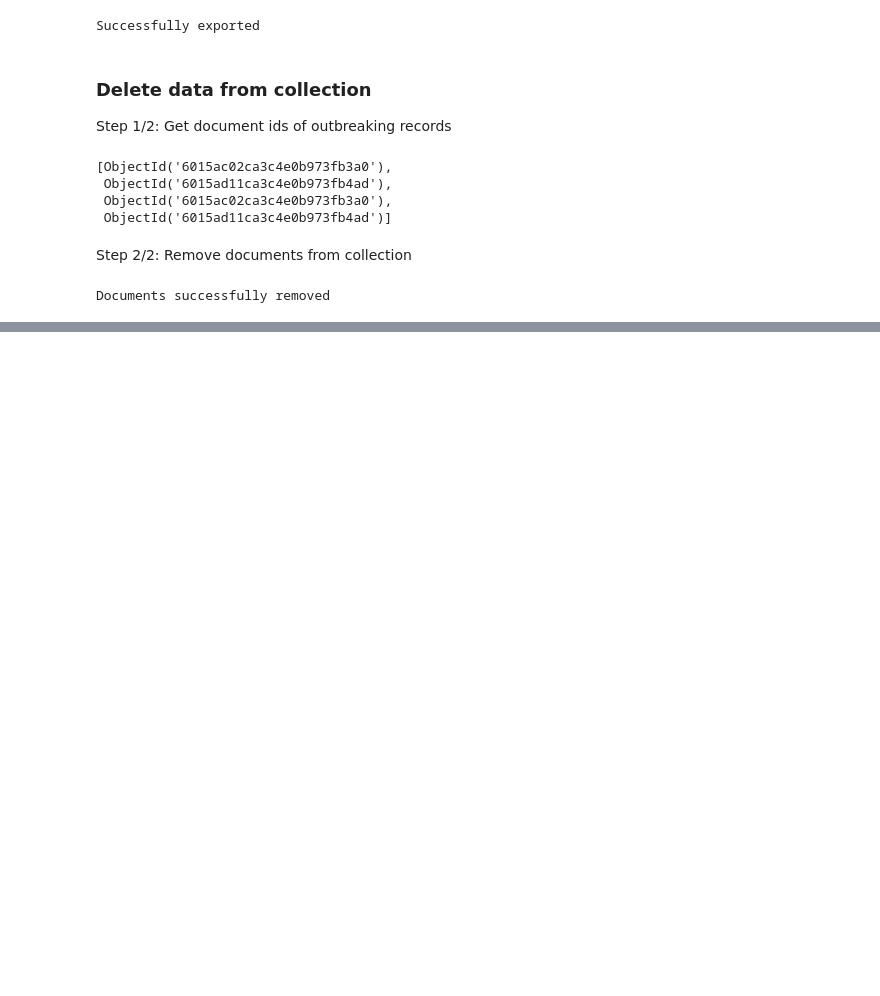
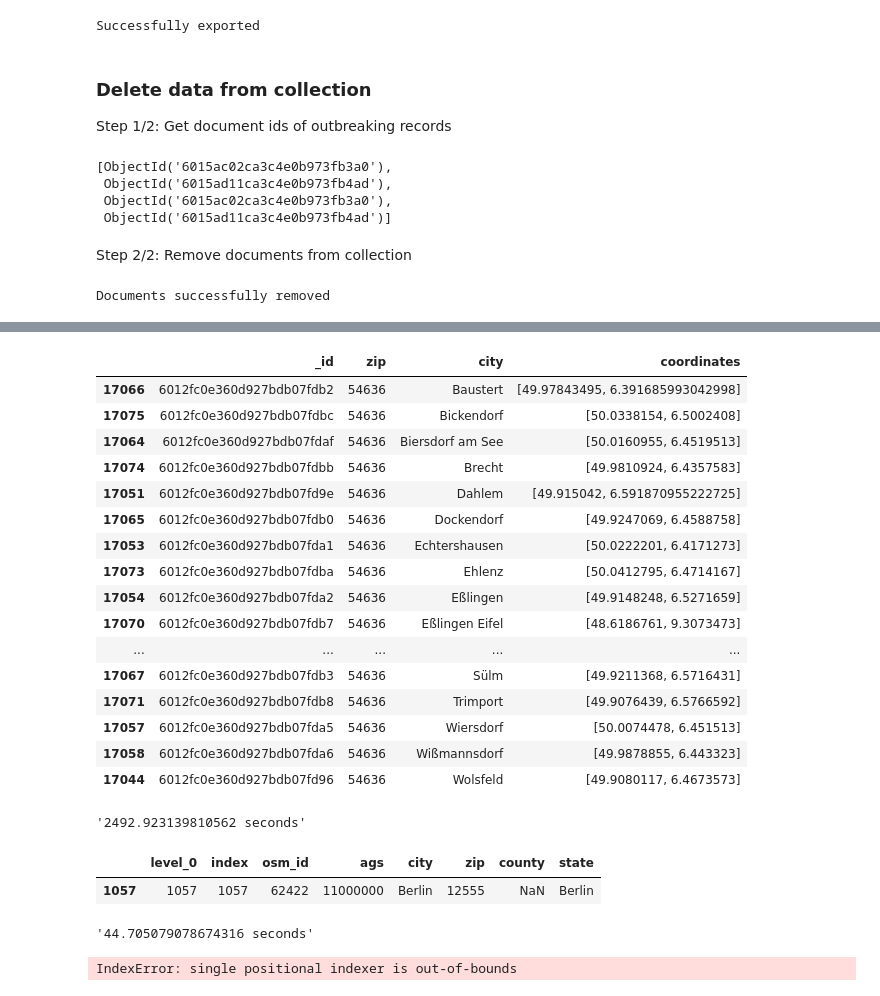
Before and after one commit to mayo-s/phonebookdiver, a Jupyter notebook: jupyter/phonebookdiver_notebook.ipynb, the cells around one changed output, grey strips where cells are left out. Cells and saved outputs as stored; diff of their text form; code cells hidden in the pictures; blank space fills up the shorter version.

```diff
--- a/jupyter/phonebookdiver_notebook.ipynb
+++ b/jupyter/phonebookdiver_notebook.ipynb
@@ -907,0 +953,3 @@ Documents successfully removed
+# %%
+geodata_df = pd.DataFrame(db['geodata'].find({}))
+geodata_df
@@ -907,0 +992,73 @@ Documents successfully removed
+# %%
+geodata_df.loc[geodata_df['zip'] == '54636'].sort_values(by='city')
+# %% [output]
+|  | _id | zip | city | coordinates |
+| 17066 | 6012fc0e360d927bdb07fdb2 | 54636 | Baustert | [49.97843495, 6.391685993042998] |
+| 17075 | 6012fc0e360d927bdb07fdbc | 54636 | Bickendorf | [50.0338154, 6.5002408] |
+| 17064 | 6012fc0e360d927bdb07fdaf | 54636 | Biersdorf am See | [50.0160955, 6.4519513] |
+| 17074 | 6012fc0e360d927bdb07fdbb | 54636 | Brecht | [49.9810924, 6.4357583] |
+| 17051 | 6012fc0e360d927bdb07fd9e | 54636 | Dahlem | [49.915042, 6.591870955222725] |
+| 17065 | 6012fc0e360d927bdb07fdb0 | 54636 | Dockendorf | [49.9247069, 6.4588758] |
+| 17053 | 6012fc0e360d927bdb07fda1 | 54636 | Echtershausen | [50.0222201, 6.4171273] |
+| 17073 | 6012fc0e360d927bdb07fdba | 54636 | Ehlenz | [50.0412795, 6.4714167] |
+| 17054 | 6012fc0e360d927bdb07fda2 | 54636 | Eßlingen | [49.9148248, 6.5271659] |
+| 17070 | 6012fc0e360d927bdb07fdb7 | 54636 | Eßlingen Eifel | [48.6186761, 9.3073473] |
+| ... | ... | ... | ... | ... |
+| 17067 | 6012fc0e360d927bdb07fdb3 | 54636 | Sülm | [49.9211368, 6.5716431] |
+| 17071 | 6012fc0e360d927bdb07fdb8 | 54636 | Trimport | [49.9076439, 6.5766592] |
+| 17057 | 6012fc0e360d927bdb07fda5 | 54636 | Wiersdorf | [50.0074478, 6.451513] |
+| 17058 | 6012fc0e360d927bdb07fda6 | 54636 | Wißmannsdorf | [49.9878855, 6.443323] |
+| 17044 | 6012fc0e360d927bdb07fd96 | 54636 | Wolsfeld | [49.9080117, 6.4673573] |
+# %%
+# failing - returns empty df
+start = time.time()
+for z in zip_df.zip.unique():
+    county = zip_df.loc[zip_df['zip'] == z]['county'].iloc[0]
+    state = zip_df.loc[zip_df['zip'] == z]['state'].iloc[0]
+    geodata_df.loc[geodata_df['zip'] == z]['county'] = county
+    geodata_df.loc[geodata_df['zip'] == z]['state'] = state
+elapsed_time(start, time.time())
+# 2492.923139810562 seconds (≈ 41.55 minutes)
+# %% [output]
+'2492.923139810562 seconds'
+# %%
+# TEST
+# zip_df.zip.unique()
+# numpy.int64
+zip_df.loc[zip_df['zip'] == 12555]
+# %% [output]
+|  | level_0 | index | osm_id | ags | city | zip | county | state |
+| 1057 | 1057 | 1057 | 62422 | 11000000 | Berlin | 12555 | NaN | Berlin |
+# %%
+start = time.time()
+results_df = None
+for z in zip_df.zip.unique():
+    z_df = zip_df.loc[zip_df['zip'] == z]
+    county = z_df.county.iloc[0]
+    state = z_df.state.iloc[0]
+    if z < 10000:
+        z = '0' + str(z)
+    else: z = str(z)
+    zc_df = geodata_df.loc[geodata_df['zip'] == z].copy(deep=True)
+    zc_df['county'] = county
+    zc_df['state'] = state
+    if results_df is None:
+        results_df = zc_df
+        continue
+    results_df.append(zc_df)
+elapsed_time(start, time.time())
+# %% [output]
+'44.705079078674316 seconds'
+# %%
+start = time.time()
+
+for z in zip_df.zip.unique():
+    if z < 10000:
+        z = '0' + str(z)
+    else: z = str(z)
+
+    cs_df = zip_df.loc[zip_df['zip'] == z]
+    print(f'{z} ==> {cs_df.county.iloc[0]} {z_df.state.iloc[0]}')
+elapsed_time(start, time.time())
+# %% [output]
+IndexError: single positional indexer is out-of-bounds
```
Also changed, not shown: parts of 18 cells of this notebook.
